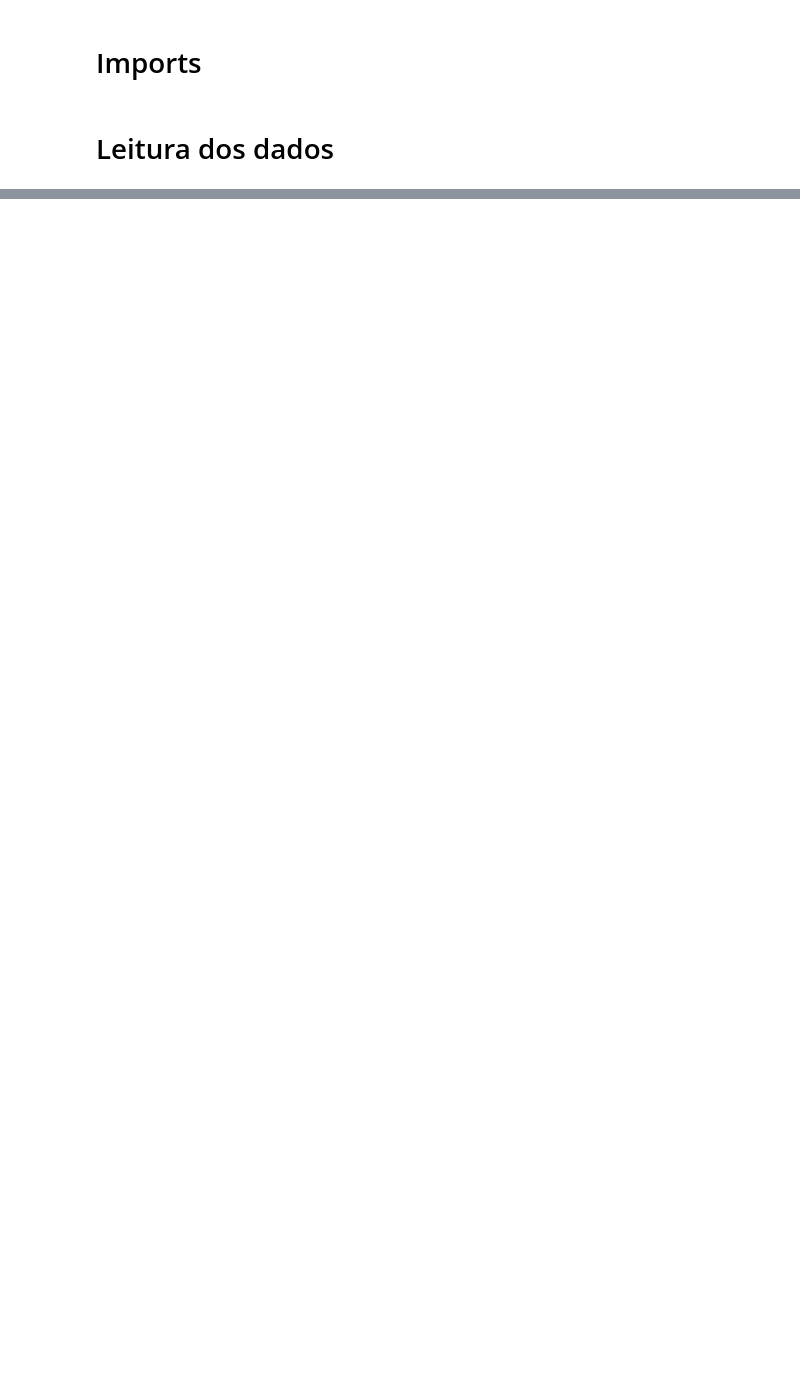
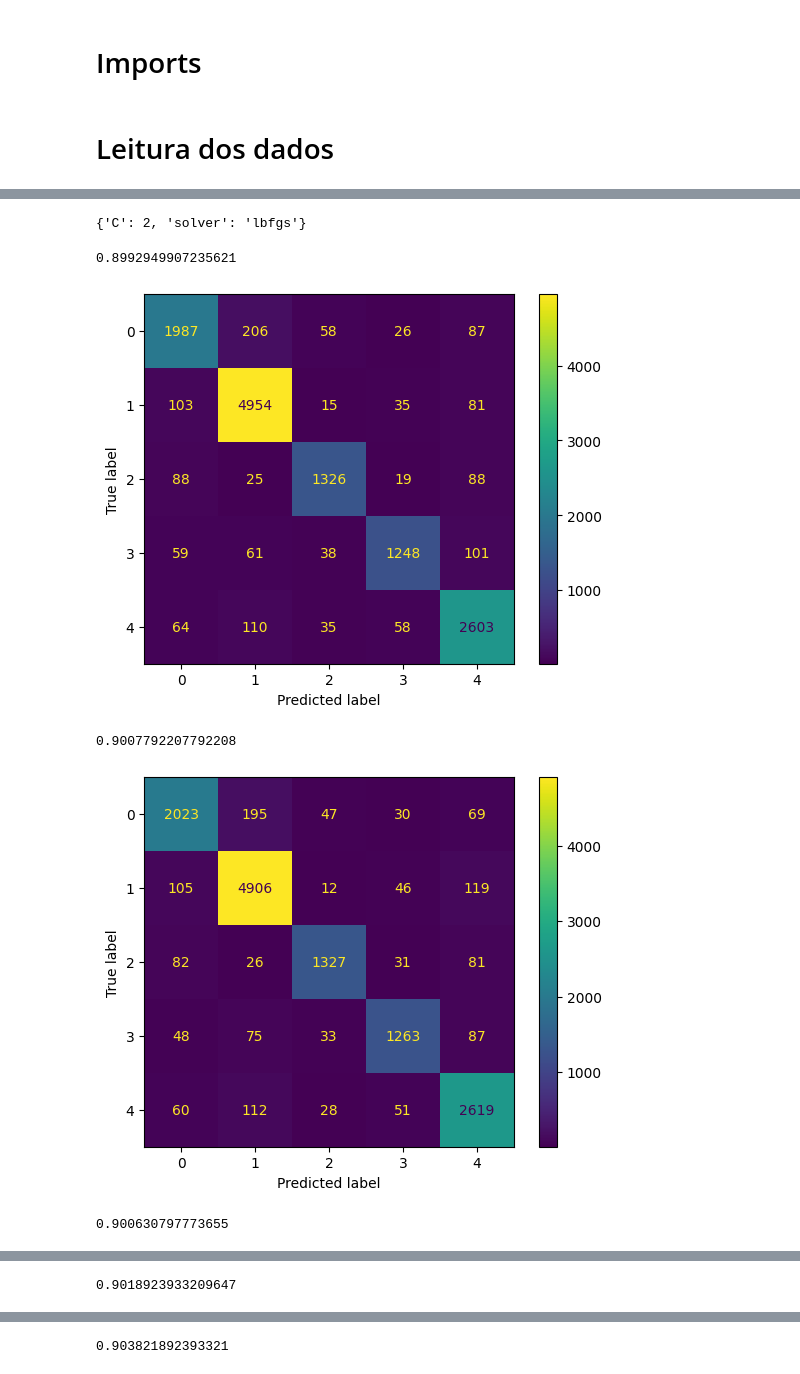
Before and after one commit to danielshz/news-categories-analysis, a Jupyter notebook: Modelos.ipynb, the cells around one changed output, grey strips where cells are left out. Drawn from its saved outputs; the diff is of its cells as text; code cells hidden in the pictures; blank space fills up the shorter version.

Commit message:
Models implemented

```diff
--- a/Modelos.ipynb
+++ b/Modelos.ipynb
@@ -31,0 +58,6 @@ array(['U.S. NEWS', 'U.S. NEWS', 'COMEDY', ..., 'SPORTS', 'SPORTS',
+# %%
+# Convertendo a coluna de categoria para valores numéricos usando LabelEncoder
+le = LabelEncoder()
+data['category'] = le.fit_transform(data['category'])
+
+data.tail()
@@ -31,0 +92,6 @@ array(['U.S. NEWS', 'U.S. NEWS', 'COMEDY', ..., 'SPORTS', 'SPORTS',
+# %%
+# 80% dos dados para treino e validacao com kfold = 5 e 20% para teste de forma estratificada (mesma proporção de classes)
+
+X_train_val, X_test, y_train_val, y_test = train_test_split(inverse_frequency_matrix, data['category'], test_size=0.2, random_state=42, stratify=data['category'])
+
+print(X_train_val.shape, X_test.shape)
@@ -31,0 +102,13 @@ array(['U.S. NEWS', 'U.S. NEWS', 'COMEDY', ..., 'SPORTS', 'SPORTS',
+# %%
+# Regressão Logística
+
+log = LogisticRegression(max_iter=1000, multi_class='multinomial', n_jobs=-1)
+
+# Grid Search
+
+param_grid = {'C': [0.1, 0.5, 1, 1.5, 2],
+              'solver': ['newton-cg', 'lbfgs', 'sag', 'saga']} #  Unicos que podem ser usados com multiclass
+
+grid_search = GridSearchCV(estimator=log, param_grid=param_grid, cv=5)
+
+grid_search.fit(X_train_val, y_train_val)
@@ -31,0 +122,31 @@ array(['U.S. NEWS', 'U.S. NEWS', 'COMEDY', ..., 'SPORTS', 'SPORTS',
+# %%
+# Melhores parâmetros encontrados pelo Grid Search
+print(grid_search.best_params_)
+# %% [output]
+{'C': 2, 'solver': 'lbfgs'}
+# %%
+# Usando os melhores parâmetros para treinar o modelo e avaliar no conjunto de teste e aplicar cross validation
+
+log = LogisticRegression(C=2, max_iter=1000, multi_class='multinomial', n_jobs=-1, solver='lbfgs')
+
+kf = StratifiedKFold(n_splits=5, shuffle=True, random_state=42)
+
+for train_index, val_index in kf.split(X_train_val, y_train_val):
+    X_train, X_val = X_train_val[train_index], X_train_val[val_index]
+    y_train, y_val = y_train_val.iloc[train_index], y_train_val.iloc[val_index]
+
+    log.fit(X_train, y_train)
+    y_pred = log.predict(X_val)
+    print(accuracy_score(y_val, y_pred))
+
+    # Matriz de Confusão
+    cm = confusion_matrix(y_val, y_pred)
+    disp = ConfusionMatrixDisplay(confusion_matrix=cm)
+    disp.plot()
+    plt.show()
+# %% [output]
+0.8992949907235621
+[figure, added]
+0.9007792207792208
+[figure, added]
+0.900630797773655
@@ -31,0 +154 @@ array(['U.S. NEWS', 'U.S. NEWS', 'COMEDY', ..., 'SPORTS', 'SPORTS',
+0.9018923933209647
@@ -31,0 +156 @@ array(['U.S. NEWS', 'U.S. NEWS', 'COMEDY', ..., 'SPORTS', 'SPORTS',
+0.903821892393321
```
Also changed, not shown: parts of 38 cells of this notebook, 2 other files.
